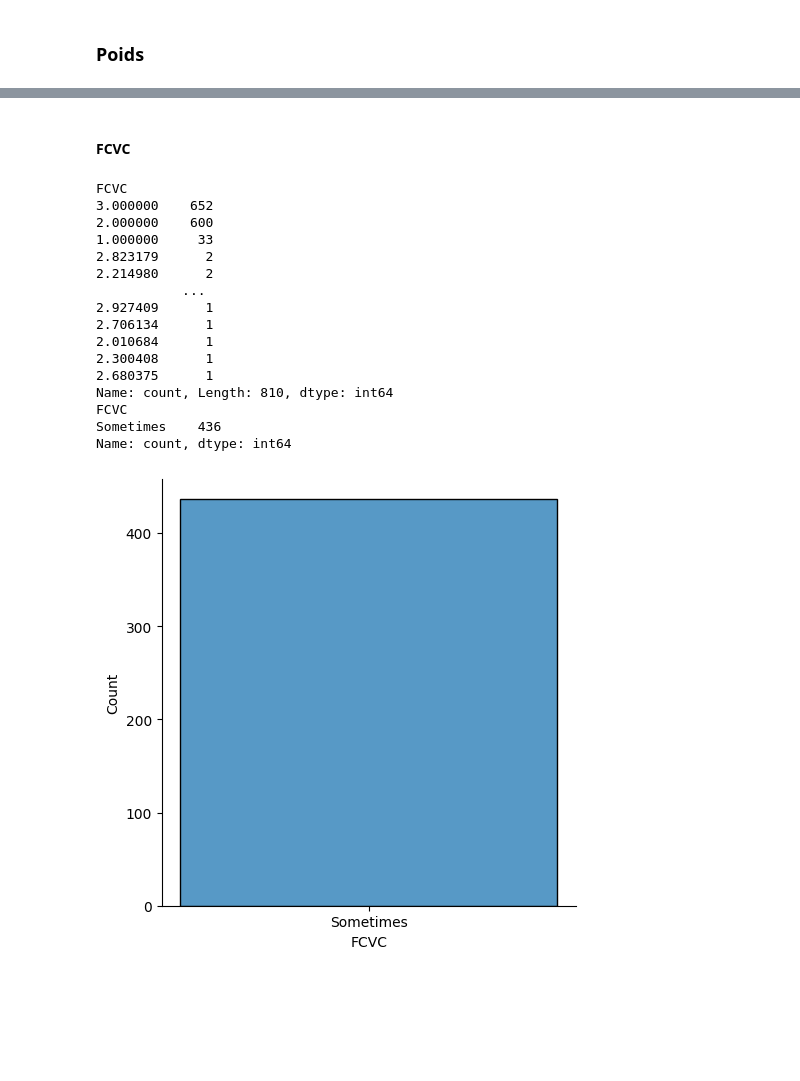
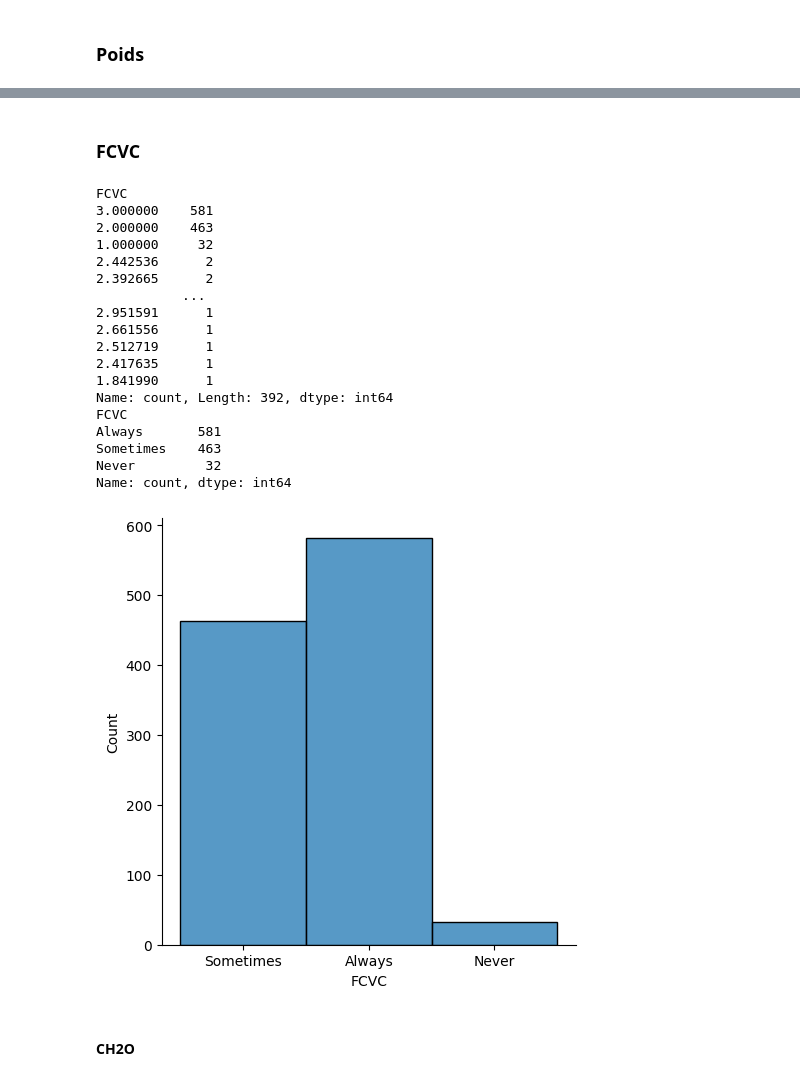
Before and after one commit to matteodcr/mgl869, a Jupyter notebook: notebook.ipynb, the cells around one changed output, grey strips where cells are left out. Drawn from its saved outputs; the diff is of its cells as text; code cells hidden in the pictures; blank space fills up the shorter version.

Commit message:
First part of data preparation

```diff
--- a/notebook.ipynb
+++ b/notebook.ipynb
@@ -47,9 +63,8 @@ df.describe()
 # %% [markdown]
 ### Age
 # %%
-df2 = pd.DataFrame(df)
 interval = (14,18, 20, 25, 30, 35, 60)
-df2["Age_cat"] = pd.cut(df['Age'], interval)
-sns.countplot(data=df2, x='Age_cat')
+df2["Age"] = pd.cut(df2['Age'], interval)
+sns.countplot(data=df2, x='Age')
 plt.show()
 # %% [output]
@@ -58,7 +73,7 @@ plt.show()
 ### Taille
 # %%
 interval = (1,1.6,1.70, 1.80,2)
-df2["Height_cat"] = pd.cut(df['Height'], interval)
-sns.countplot(data=df2, x='Height_cat')
+df2["Height"] = pd.cut(df2['Height'], interval)
+sns.countplot(data=df2, x='Height')
 plt.show()
 # %% [output]
@@ -66,8 +81,8 @@ plt.show()
 # %% [markdown]
 ### Poids
 # %%
-interval = (40,45,60,85,110, 125,160)
-df2["Weight_cat"] = pd.cut(df['Weight'], interval)
-sns.countplot(data=df2, x='Weight_cat')
+interval = (40,45,60,80,110, 125,160)
+df2["Weight"] = pd.cut(df2['Weight'], interval)
+sns.countplot(data=df2, x='Weight')
 plt.show()
 # %% [output]
@@ -77,8 +93,8 @@ Je pense que NCP est inutile car il ya majoritairement qu'une seule valeur.
 # %%
-print(df['NCP'].value_counts())
+print(df2['NCP'].value_counts())
 map_dict = {1.0: 'Between 1 y 2', 3.0: 'Three', 4.0: 'More than three'}
-df2 = df2[df2['NCP'].isin([1, 3, 4])].replace(map_dict)
-
+df2 = df2[df2['NCP'].isin(map_dict.keys())]
+df2['NCP'] = df2['NCP'].replace(map_dict)
 
 print(df2['NCP'].value_counts())
 sns.displot(df2['NCP'])
@@ -105,29 +122,33 @@ Name: count, dtype: int64
 # %% [markdown]
-#### FCVC
+### FCVC
 # %%
-print(df['FCVC'].value_counts())
-map_dict = {1.0: 'Never', 2.0: 'Sometimes', 3.0: 'Always'}
-df2 = df2[df2['FCVC'].isin([1, 2, 3])].replace(map_dict)
-
+print(df2['FCVC'].value_counts())
+map_dict = {1: 'Never', 2: 'Sometimes', 3: 'Always'}
+df2 = df2[df2['FCVC'].isin(map_dict.keys())]
+df2['FCVC'] = df2['FCVC'].replace(map_dict)
 
 print(df2['FCVC'].value_counts())
 sns.displot(df2['FCVC'])
 plt.show()
 # %% [output]
 FCVC
-3.000000    652
-2.000000    600
-1.000000     33
-2.823179      2
-2.214980      2
+3.000000    581
+2.000000    463
+1.000000     32
+2.442536      2
+2.392665      2
            ...
-2.927409      1
-2.706134      1
-2.010684      1
-2.300408      1
-2.680375      1
-Name: count, Length: 810, dtype: int64
+2.951591      1
+2.661556      1
+2.512719      1
+2.417635      1
+1.841990      1
+Name: count, Length: 392, dtype: int64
 FCVC
-Sometimes    436
+Always       581
+Sometimes    463
+Never         32
 Name: count, dtype: int64
-[figure, old version]
+[figure, new version]
+# %% [markdown]
+#### CH2O
```
Also changed, not shown: parts of 24 cells of this notebook.
